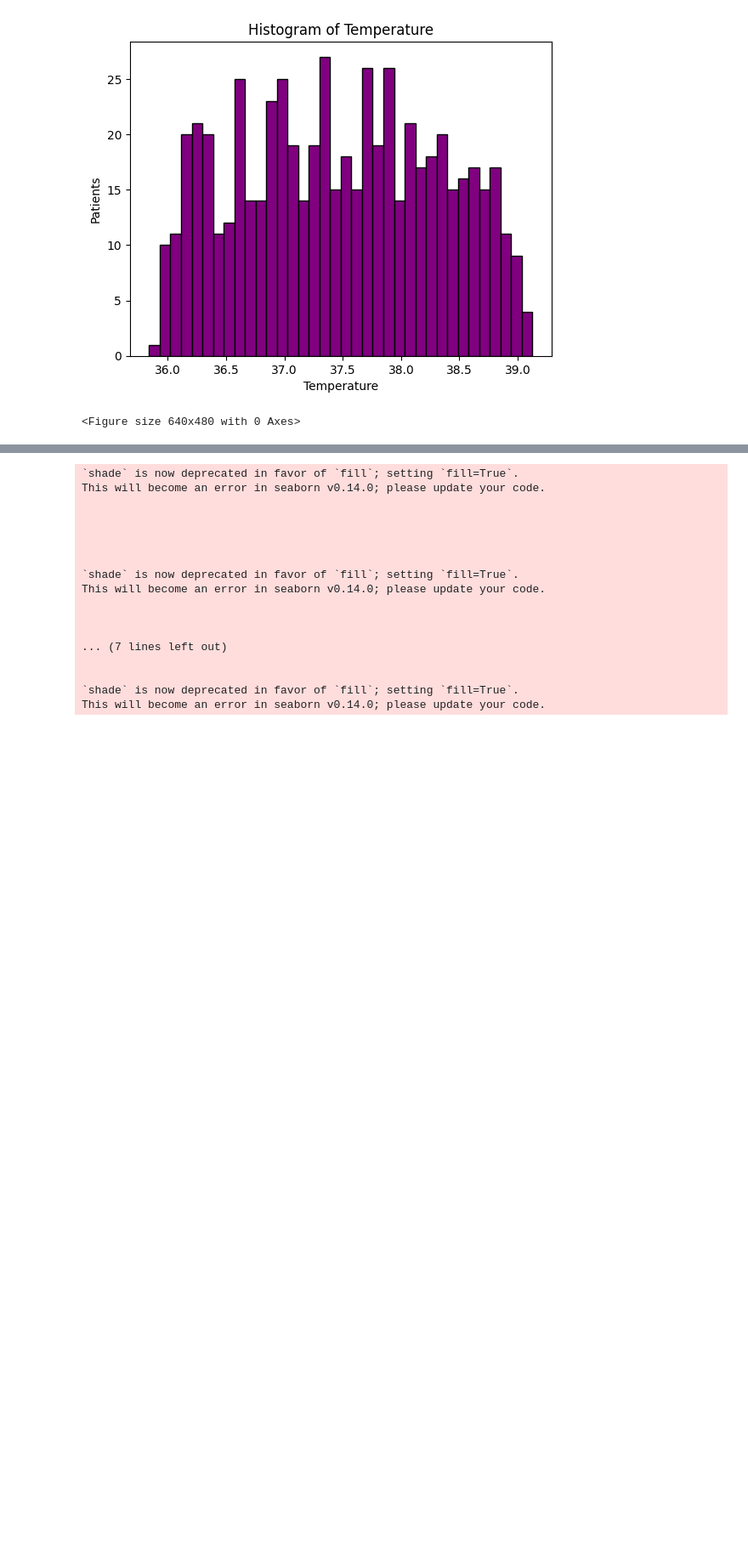
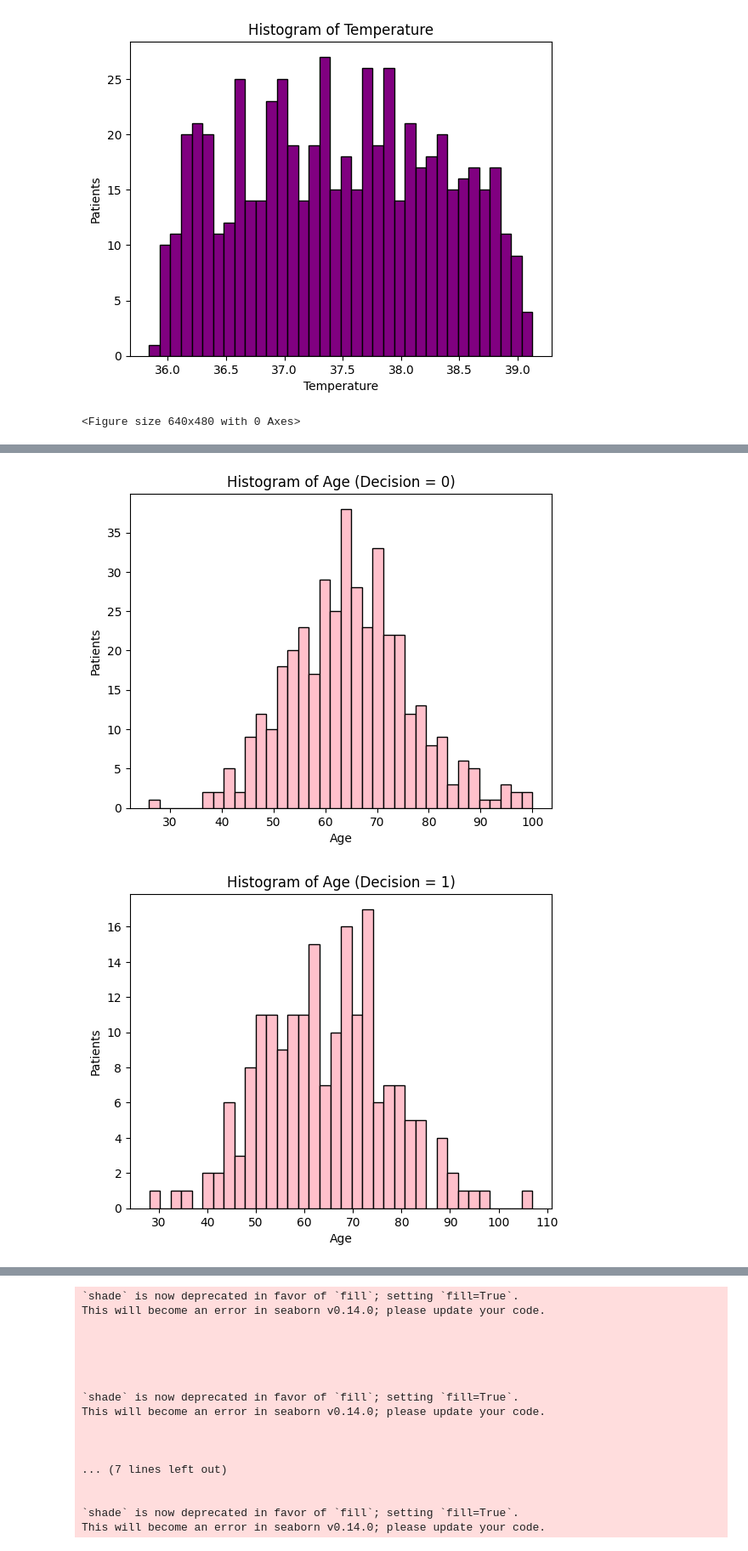
Before and after one commit to paulinomary/FIAD-Project2, a Jupyter notebook: Project2.ipynb, the cells around one changed output, grey strips where cells are left out. Shown at 85% size. Cells and saved outputs as stored; diff of their text form; code cells hidden in the pictures; blank space fills up the shorter version.

```diff
--- a/Project2.ipynb
+++ b/Project2.ipynb
@@ -363,0 +403,69 @@ plt.savefig('Temperature.png')
+# %%
+import matplotlib.pyplot as plt
+
+# Histogram of Age for Decision = 0
+plt.hist(data[data['Decision'] == 0]['Age'], color='pink', edgecolor='black', bins=int(180/5))
+plt.title('Histogram of Age (Decision = 0)')
+plt.xlabel('Age')
+plt.ylabel('Patients')
+plt.savefig('Age_Decision_0.png')  # Save the histogram as Age_Decision_0.png
+plt.show()
+
+# Histogram of Age for Decision = 1
+plt.hist(data[data['Decision'] == 1]['Age'], color='pink', edgecolor='black', bins=int(180/5))
+plt.title('Histogram of Age (Decision = 1)')
+plt.xlabel('Age')
+plt.ylabel('Patients')
+plt.savefig('Age_Decision_1.png')  # Save the histogram as Age_Decision_1.png
+plt.show()
+
+# Histogram of HeartRate for Decision = 0
+plt.hist(data[data['Decision'] == 0]['HeartRate'], color='orange', edgecolor='black', bins=int(180/5))
+plt.title('Histogram of HeartRate (Decision = 0)')
+plt.xlabel('HeartRate')
+plt.ylabel('Patients')
+plt.savefig('HeartRate_Decision_0.png')  # Save the histogram as HeartRate_Decision_0.png
+plt.show()
+
+# Histogram of HeartRate for Decision = 1
+plt.hist(data[data['Decision'] == 1]['HeartRate'], color='orange', edgecolor='black', bins=int(180/5))
+plt.title('Histogram of HeartRate (Decision = 1)')
+plt.xlabel('HeartRate')
+plt.ylabel('Patients')
+plt.savefig('HeartRate_Decision_1.png')  # Save the histogram as HeartRate_Decision_1.png
+plt.show()
+
+# Histogram of BloodPressure for Decision = 0
+plt.hist(data[data['Decision'] == 0]['BloodPressure'], color='red', edgecolor='black', bins=int(180/5))
+plt.title('Histogram of BloodPressure (Decision = 0)')
+plt.xlabel('BloodPressure')
+plt.ylabel('Patients')
+plt.savefig('BloodPressure_Decision_0.png')  # Save the histogram as BloodPressure_Decision_0.png
+plt.show()
+
+# Histogram of BloodPressure for Decision = 1
+plt.hist(data[data['Decision'] == 1]['BloodPressure'], color='red', edgecolor='black', bins=int(180/5))
+plt.title('Histogram of BloodPressure (Decision = 1)')
+plt.xlabel('BloodPressure')
+plt.ylabel('Patients')
+plt.savefig('BloodPressure_Decision_1.png')  # Save the histogram as BloodPressure_Decision_1.png
+plt.show()
+
+# Histogram of Temperature for Decision = 0
+plt.hist(data[data['Decision'] == 0]['Temperature'], color='purple', edgecolor='black', bins=int(180/5))
+plt.title('Histogram of Temperature (Decision = 0)')
+plt.xlabel('Temperature')
+plt.ylabel('Patients')
+plt.savefig('Temperature_Decision_0.png')  # Save the histogram as Temperature_Decision_0.png
+plt.show()
+
+# Histogram of Temperature for Decision = 1
+plt.hist(data[data['Decision'] == 1]['Temperature'], color='purple', edgecolor='black', bins=int(180/5))
+plt.title('Histogram of Temperature (Decision = 1)')
+plt.xlabel('Temperature')
+plt.ylabel('Patients')
+plt.savefig('Temperature_Decision_1.png')  # Save the histogram as Temperature_Decision_1.png
+plt.show()
+# %% [output]
+[figure, added]
+[figure, added]
```
Also changed, not shown: parts of 2 cells of this notebook, 12 other files.
